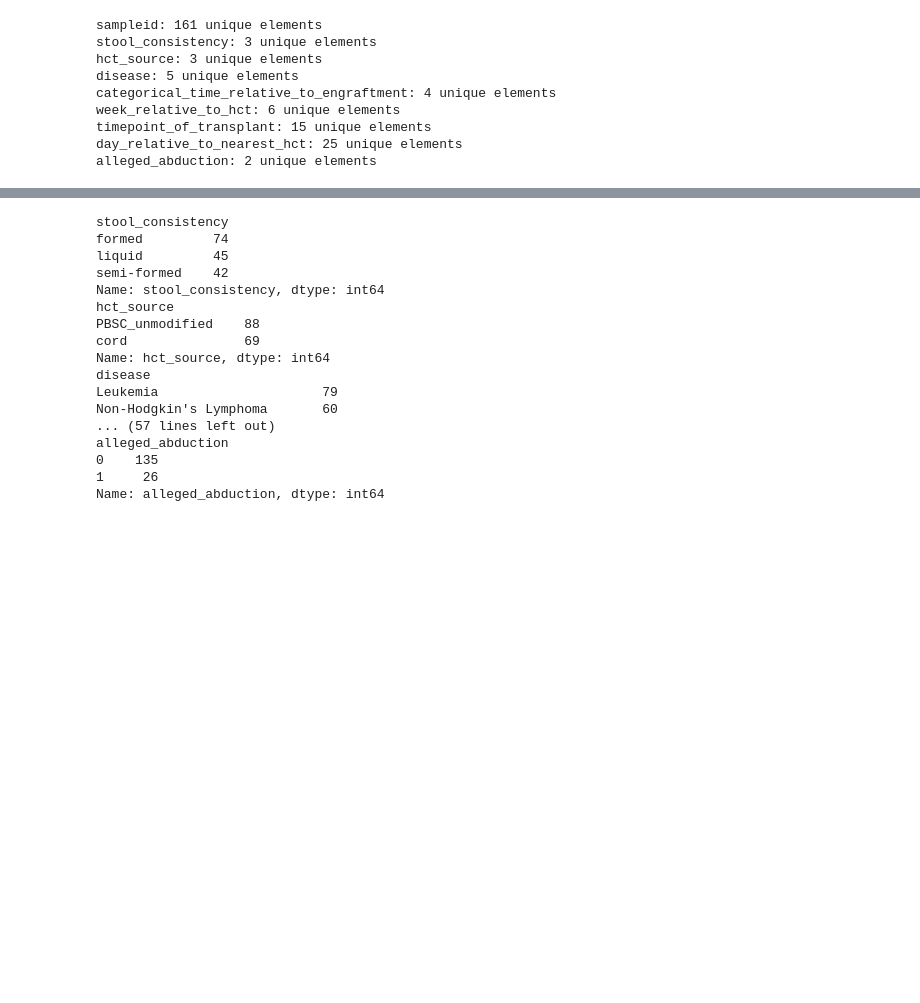
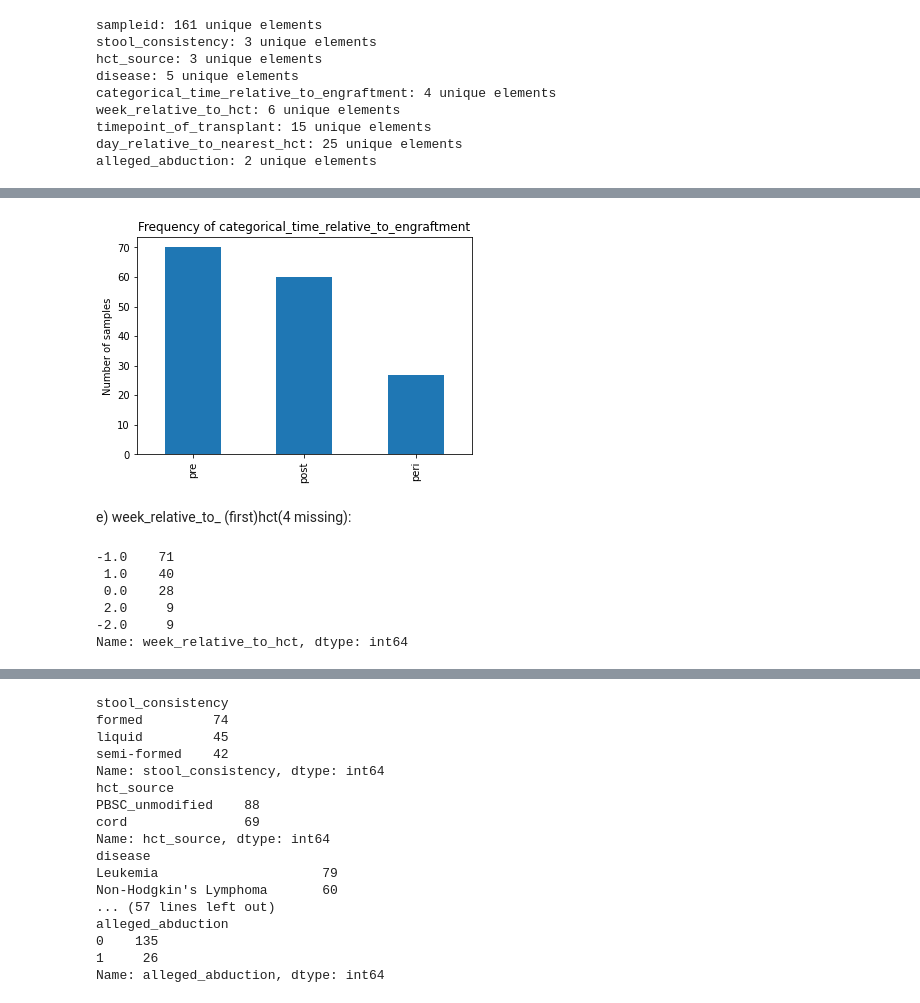
Before and after one commit to banucavlak/alien-cancer-cure, a Jupyter notebook: metadata_analysis.ipynb, the cells around one changed output, grey strips where cells are left out. Drawn from its saved outputs; the diff is of its cells as text; code cells hidden in the pictures; blank space fills up the shorter version.

```diff
--- a/metadata_analysis.ipynb
+++ b/metadata_analysis.ipynb
@@ -69,0 +167,18 @@ alleged_abduction: 2 unique elements
+# %%
+df_meta['categorical_time_relative_to_engraftment'].value_counts().plot(kind='bar')
+plt.ylabel('Number of samples')
+plt.title('Frequency of categorical_time_relative_to_engraftment')
+plt.show()
+# %% [output]
+[figure, added]
+# %% [markdown]
+e) week_relative_to_ (first)hct(4 missing):
+# %%
+df_meta['week_relative_to_hct'].value_counts()
+# %% [output]
+-1.0    71
+ 1.0    40
+ 0.0    28
+ 2.0     9
+-2.0     9
+Name: week_relative_to_hct, dtype: int64
```
Also changed, not shown: parts of 67 cells of this notebook, 1 other file.
